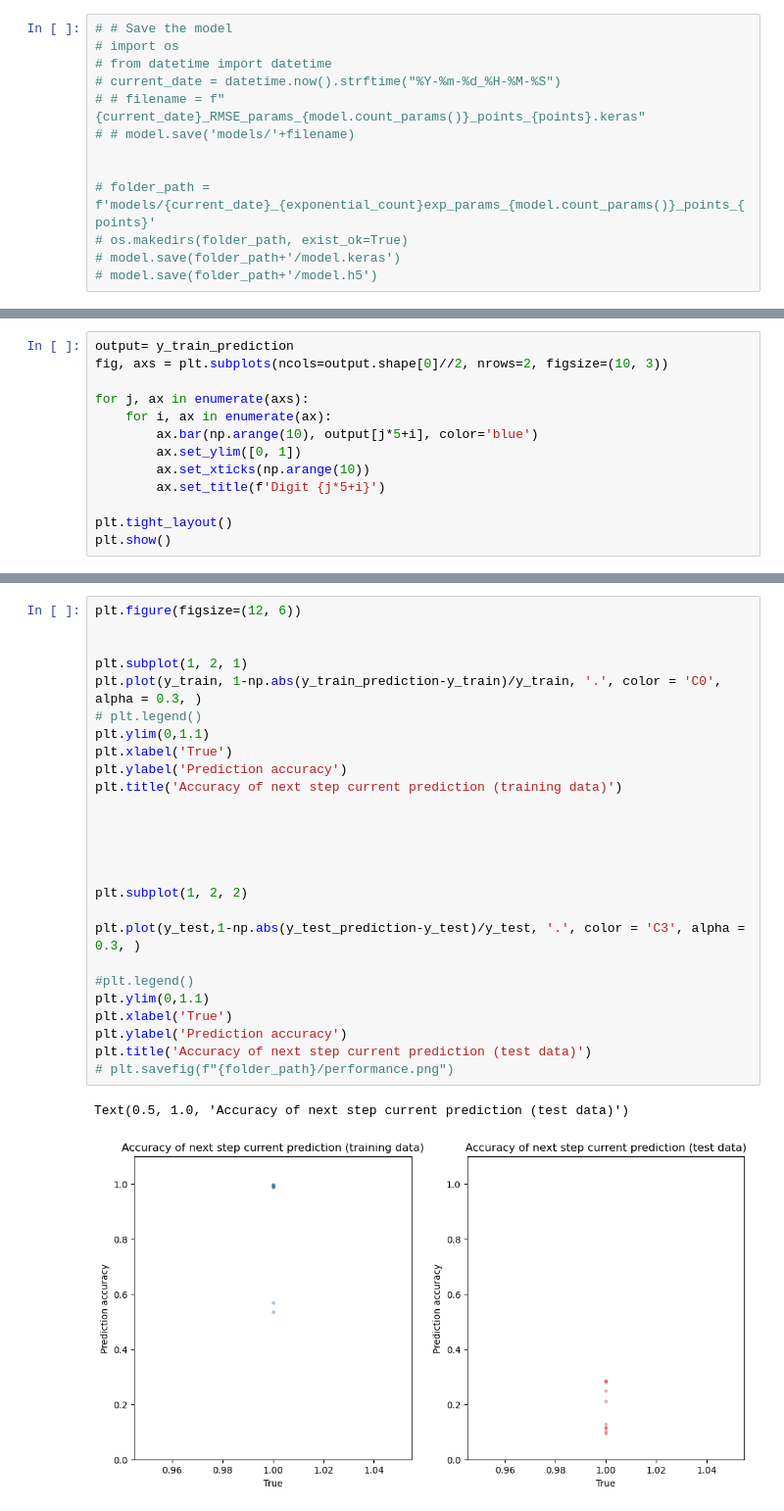
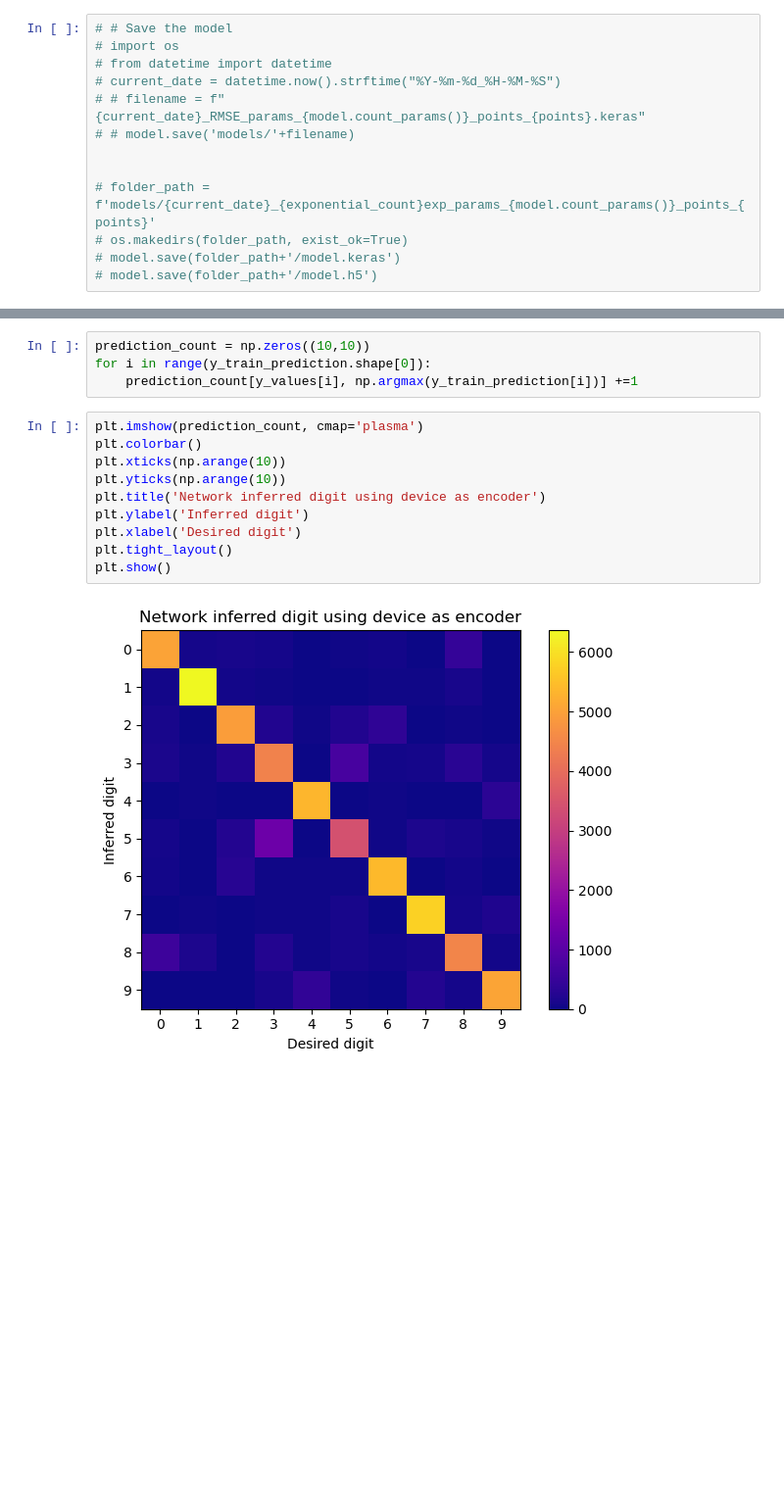
Before and after one commit to Quanta-Dan/Machine_Learning, a Jupyter notebook: neural_reservoir_computing.ipynb, the cells around one changed output, grey strips where cells are left out. Shown: that part at 98% size. Cells and saved outputs as stored; diff of their text form; blank space fills up the shorter version.

```diff
--- a/neural_reservoir_computing.ipynb
+++ b/neural_reservoir_computing.ipynb
@@ -196,13 +184,0 @@ y_train_prediction = model.predict(X_train)
-# %%
-output= y_train_prediction
-fig, axs = plt.subplots(ncols=output.shape[0]//2, nrows=2, figsize=(10, 3))
-
-for j, ax in enumerate(axs):
-    for i, ax in enumerate(ax):
-        ax.bar(np.arange(10), output[j*5+i], color='blue')
-        ax.set_ylim([0, 1])
-        ax.set_xticks(np.arange(10))
-        ax.set_title(f'Digit {j*5+i}')
-
-plt.tight_layout()
-plt.show()
@@ -240,29 +185,16 @@ Text(0.5, 1.0, 'True vs predicted next step current (test data)')
-# %%
-plt.figure(figsize=(12, 6))
-
-
-plt.subplot(1, 2, 1)
-plt.plot(y_train, 1-np.abs(y_train_prediction-y_train)/y_train, '.', color = 'C0', alpha = 0.3, )
-# plt.legend()
-plt.ylim(0,1.1)
-plt.xlabel('True')
-plt.ylabel('Prediction accuracy')
-plt.title('Accuracy of next step current prediction (training data)')
-
-
-
-
-
-plt.subplot(1, 2, 2)
-
-plt.plot(y_test,1-np.abs(y_test_prediction-y_test)/y_test, '.', color = 'C3', alpha = 0.3, )
-
-#plt.legend()
-plt.ylim(0,1.1)
-plt.xlabel('True')
-plt.ylabel('Prediction accuracy')
-plt.title('Accuracy of next step current prediction (test data)')
-# plt.savefig(f"{folder_path}/performance.png")
-# %% [output]
-Text(0.5, 1.0, 'Accuracy of next step current prediction (test data)')
-[figure, removed]
+# %%
+prediction_count = np.zeros((10,10))
+for i in range(y_train_prediction.shape[0]):
+    prediction_count[y_values[i], np.argmax(y_train_prediction[i])] +=1
+# %%
+plt.imshow(prediction_count, cmap='plasma')
+plt.colorbar()
+plt.xticks(np.arange(10))
+plt.yticks(np.arange(10))
+plt.title('Network inferred digit using device as encoder')
+plt.ylabel('Inferred digit')
+plt.xlabel('Desired digit')
+plt.tight_layout()
+plt.show()
+# %% [output]
+[figure, added]
```
Also changed, not shown: parts of 14 cells of this notebook, 4 other files.
